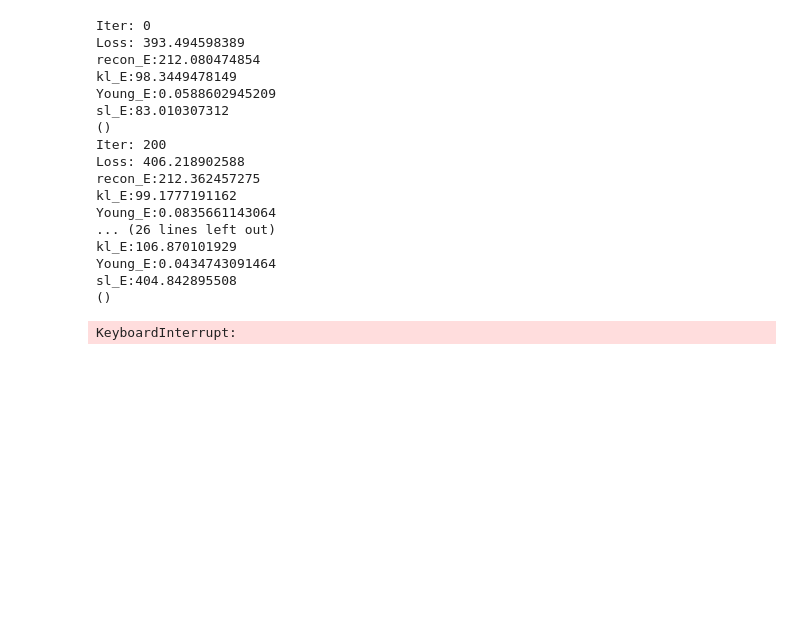
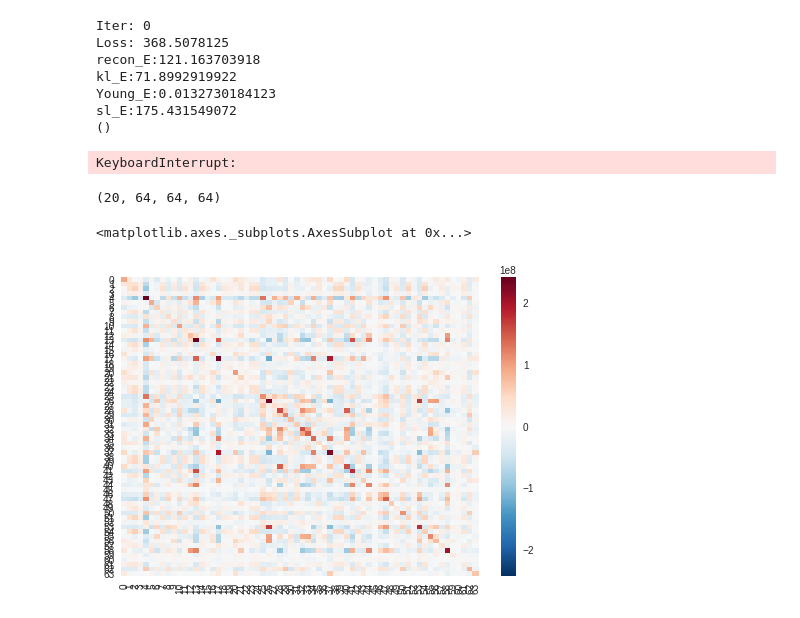
Before and after one commit to Ruijin1988/Material-Design--VAE-Style-Transfer-, a Jupyter notebook: vanilla_vae/vanilla VAE-Hechao.ipynb, the cells around one changed output. Drawn from its saved outputs; the diff is of its cells as text; code cells hidden in the pictures; blank space fills up the shorter version.

```diff
--- a/vanilla_vae/vanilla VAE-Hechao.ipynb
+++ b/vanilla_vae/vanilla VAE-Hechao.ipynb
@@ -120,9 +120,9 @@ from keras.applications.vgg16 import VGG16
 from tensorflow.examples.tutorials.mnist import input_data
 
 
-images = np.array(sio.loadmat('alloy_mat/sandstone_v2.mat')['Data'],dtype='float32')
-images_L = np.array(sio.loadmat('alloy_mat/sandstone_v2_Young.mat')['L'],dtype='float32')
-images=images[0:760]
+images = np.array(sio.loadmat('alloy_mat/sandstone_v2_test.mat')['Data'],dtype='float32')
+images_L = np.array(sio.loadmat('alloy_mat/sandstone_v2_Young_test.mat')['L'],dtype='float32')
+images=images[0:240]
 
 mb_size = 20
 X_dim = images.shape[1]
@@ -145,10 +145,10 @@ lr = 1e-3
 
 # images_style = np.array(sio.loadmat('WB_raw2.mat')['WB'],dtype='float32')
 
-style_array = np.zeros([760,height,width,3])
-style_array[:,:,:,0]=(images.reshape(760,height,width))*255
-style_array[:,:,:,1]=(images.reshape(760,height,width))*255
-style_array[:,:,:,2]=(images.reshape(760,height,width))*255
+style_array = np.zeros([len(images),height,width,3])
+style_array[:,:,:,0]=(images.reshape(len(images),height,width))*255
+style_array[:,:,:,1]=(images.reshape(len(images),height,width))*255
+style_array[:,:,:,2]=(images.reshape(len(images),height,width))*255
 print(style_array.shape)
 # %% [output]
 Using TensorFlow backend.
@@ -436,8 +436,8 @@ i = 0
 PC_ori=[]
 saver = tf.train.Saver()
 for it in range(100000):
-    X_mb = images[(it*mb_size)%760:(it*mb_size)%760+mb_size]
-    Y_L = images_L[(it*mb_size)%760:(it*mb_size)%760+mb_size]
+    X_mb = images[(it*mb_size)%len(images):(it*mb_size)%len(images)+mb_size]
+    Y_L = images_L[(it*mb_size)%len(images):(it*mb_size)%len(images)+mb_size]
     style_array_input = style_array[random.sample(range(len(style_array)),  mb_size)]
 
 #     print((it*10)%100,(it*10)%100+mb_size)
@@ -481,9 +481,9 @@ saver = tf.train.Saver()
 saver.restore(sess, "/tmp/model.ckpt")
 
 for it in range(100000):
-    X_mb = images[(it*mb_size)%760:(it*mb_size)%760+mb_size]
-    Y_L = images_L[(it*mb_size)%760:(it*mb_size)%760+mb_size]
-    style_array_input = style_array[random.sample(range(len(style_array)),  mb_size)]*1.0
+    X_mb = images[(it*mb_size)%len(images):(it*mb_size)%len(images)+mb_size]
+    Y_L = images_L[(it*mb_size)%len(images):(it*mb_size)%len(images)+mb_size]
+    style_array_input = style_array[random.sample(range(len(style_array)),  mb_size)]
 
 #     print((it*10)%100,(it*10)%100+mb_size)
     _, loss, recon_E, kl_E, Young_E, sl_E = sess.run([solver, vae_loss, recon_loss, kl_loss, Young_cost, sl],
@@ -503,20 +503,10 @@ for it in range(100000):
         print()
 # %% [output]
 Iter: 0
-Loss: 393.494598389
-recon_E:212.080474854
-kl_E:98.3449478149
-Young_E:0.0588602945209
-sl_E:83.010307312
+Loss: 368.5078125
+recon_E:121.163703918
+kl_E:71.8992919922
+Young_E:0.0132730184123
+sl_E:175.431549072
 ()
-Iter: 200
-Loss: 406.218902588
-recon_E:212.362457275
-kl_E:99.1777191162
-Young_E:0.0835661143064
-... (26 lines left out)
-kl_E:106.870101929
-Young_E:0.0434743091464
-sl_E:404.842895508
-()
 KeyboardInterrupt:
@@ -522,0 +520,11 @@ KeyboardInterrupt:
+# %%
+S2.shape
+# %% [output]
+(20, 64, 64, 64)
+# %%
+import seaborn as sns
+S2_1=sess.run(gram_matrix(S2[1,:,:,:]))
+sns.heatmap(S2_1)
+# %% [output]
+<matplotlib.axes._subplots.AxesSubplot at 0x...>
+[figure, added]
```
Also changed, not shown: parts of 25 cells of this notebook.
